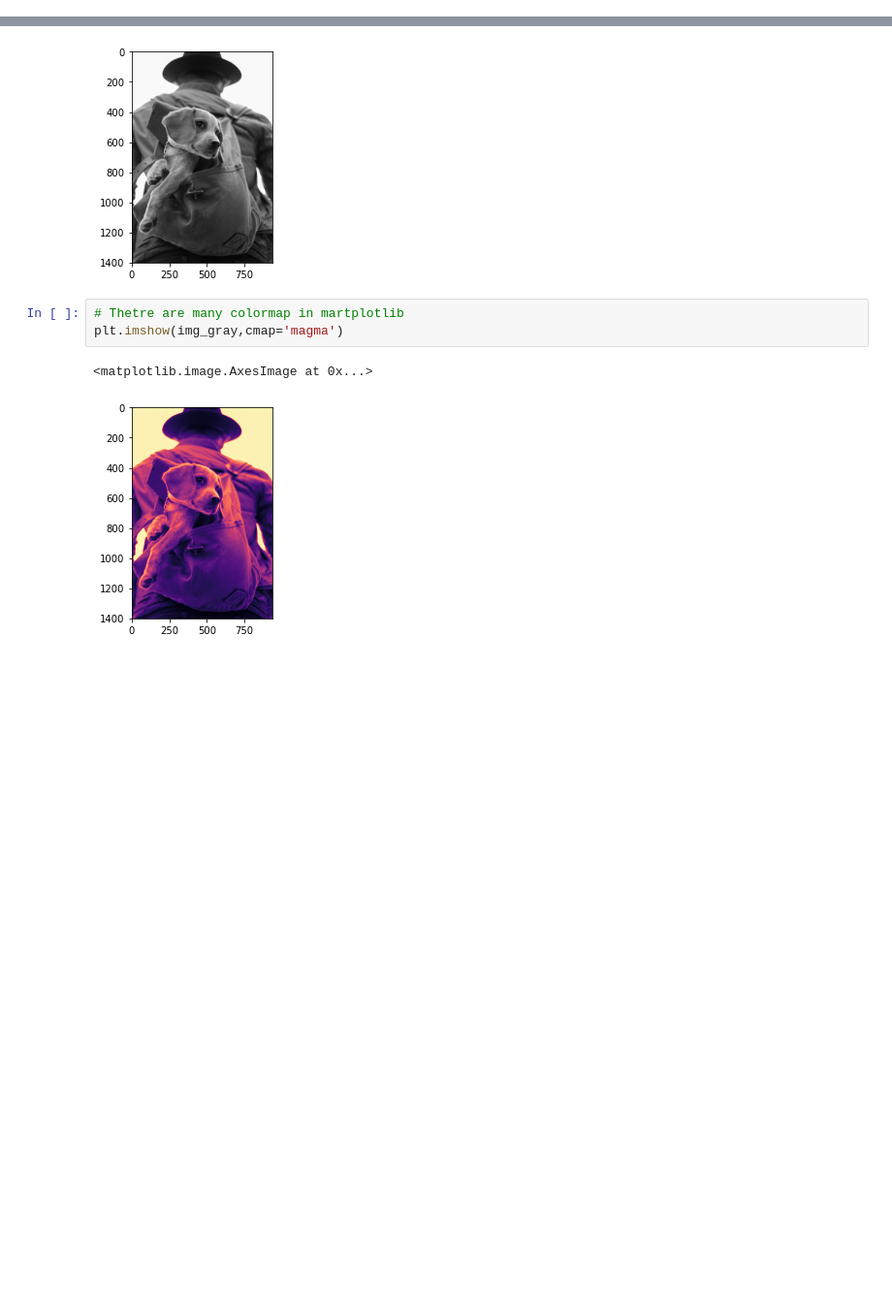
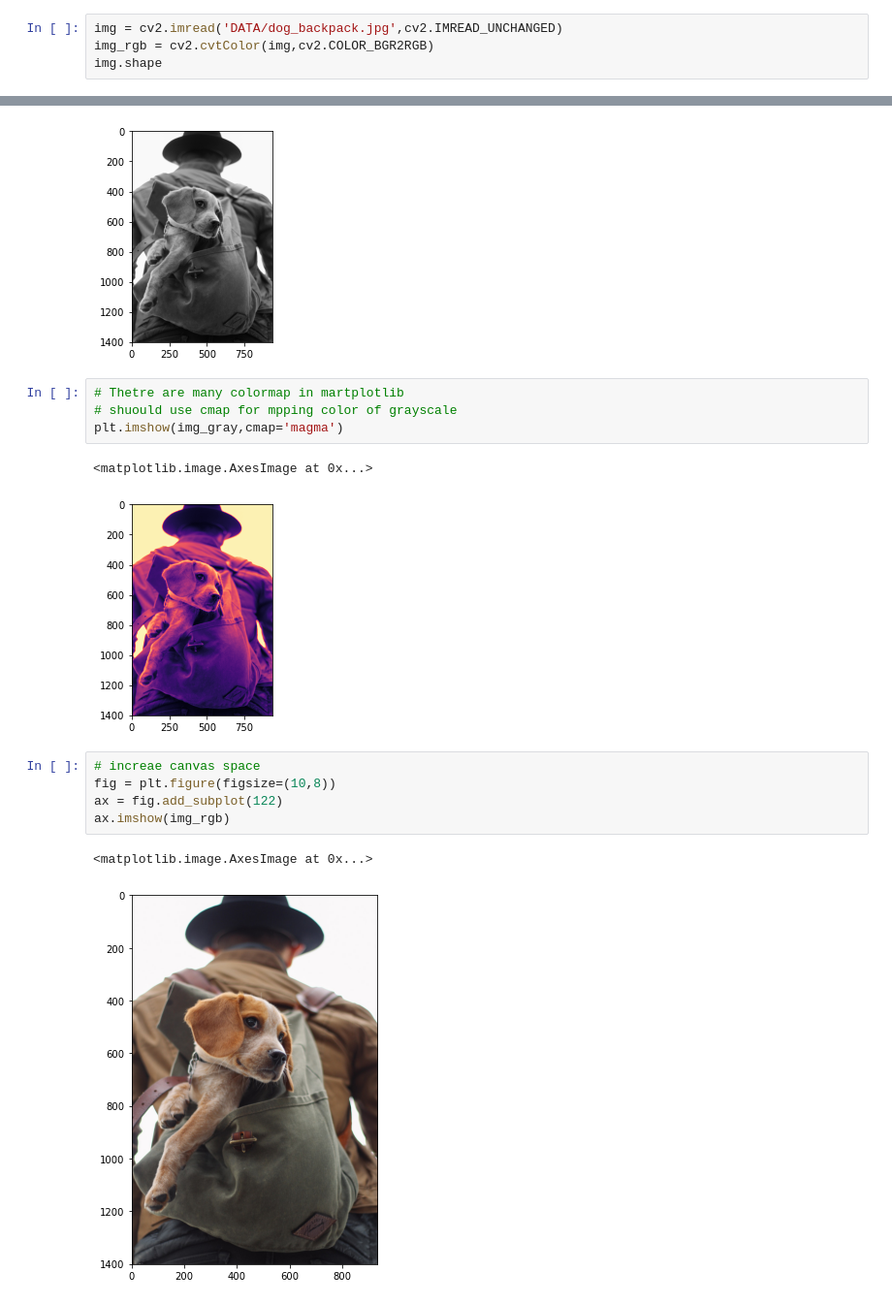
Before and after one commit to PatWolf2610/OpenCV-Learning, a Jupyter notebook: GuiFeature.ipynb, the cells around one changed output, grey strips where cells are left out. Shown at 97% size. Drawn from its saved outputs; the diff is of its cells as text; blank space fills up the shorter version.

```diff
--- a/GuiFeature.ipynb
+++ b/GuiFeature.ipynb
@@ -58,3 +36,7 @@ plt.imshow(img_rgb)
 # %% [output]
 <matplotlib.image.AxesImage at 0x...>
 [figure]
+# %%
+img = cv2.imread('DATA/dog_backpack.jpg',cv2.IMREAD_UNCHANGED)
+img_rgb = cv2.cvtColor(img,cv2.COLOR_BGR2RGB)
+img.shape
@@ -75,7 +58,16 @@ plt.imshow(img_gray,cmap='gray')
 [figure]
 # %%
 # Thetre are many colormap in martplotlib
+# shuould use cmap for mpping color of grayscale
 plt.imshow(img_gray,cmap='magma')
 # %% [output]
 <matplotlib.image.AxesImage at 0x...>
 [figure]
+# %%
+# increae canvas space
+fig = plt.figure(figsize=(10,8))
+ax = fig.add_subplot(122)
+ax.imshow(img_rgb)
+# %% [output]
+<matplotlib.image.AxesImage at 0x...>
+[figure, added]
```
Also changed, not shown: parts of 42 cells of this notebook.
